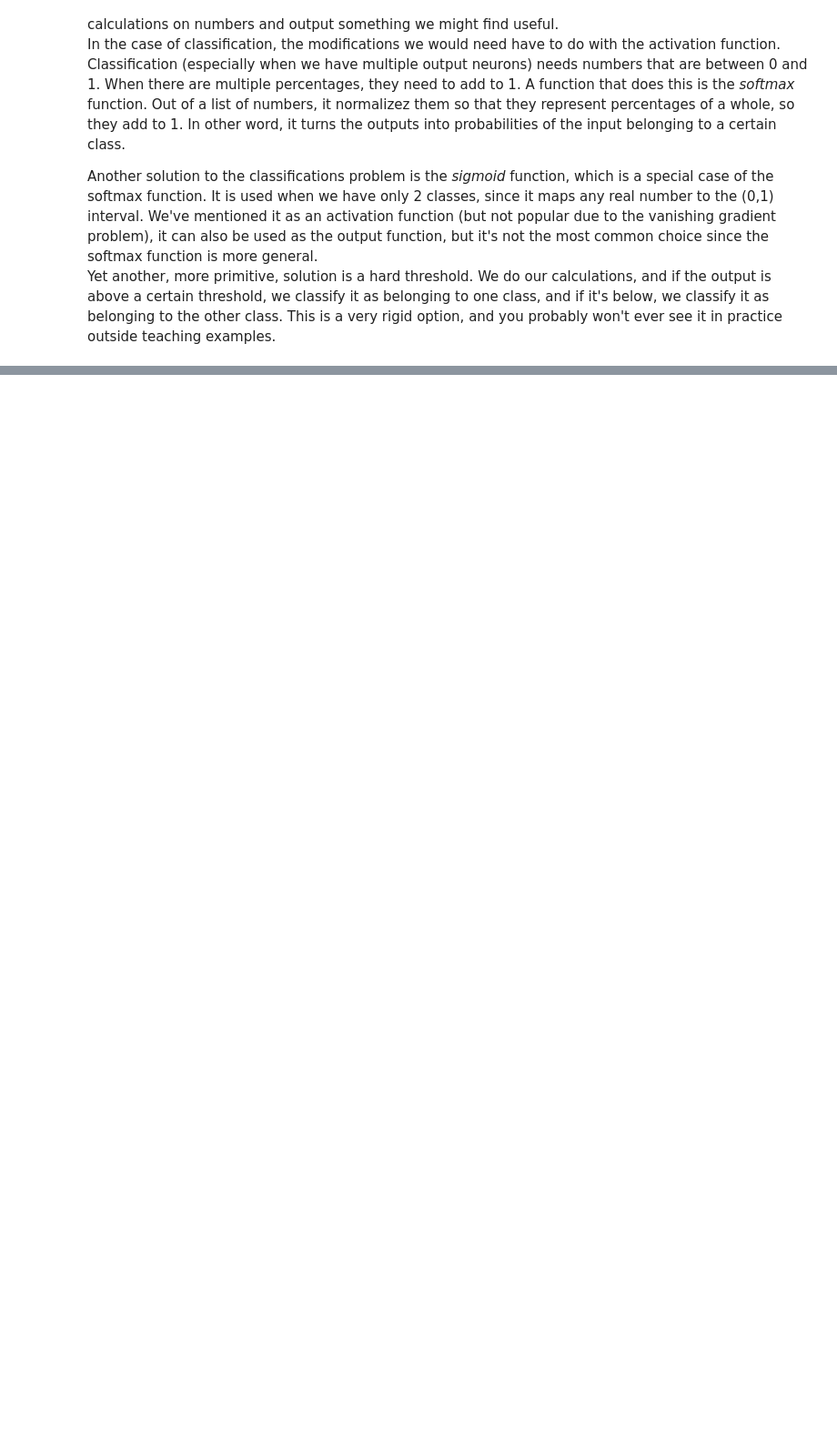
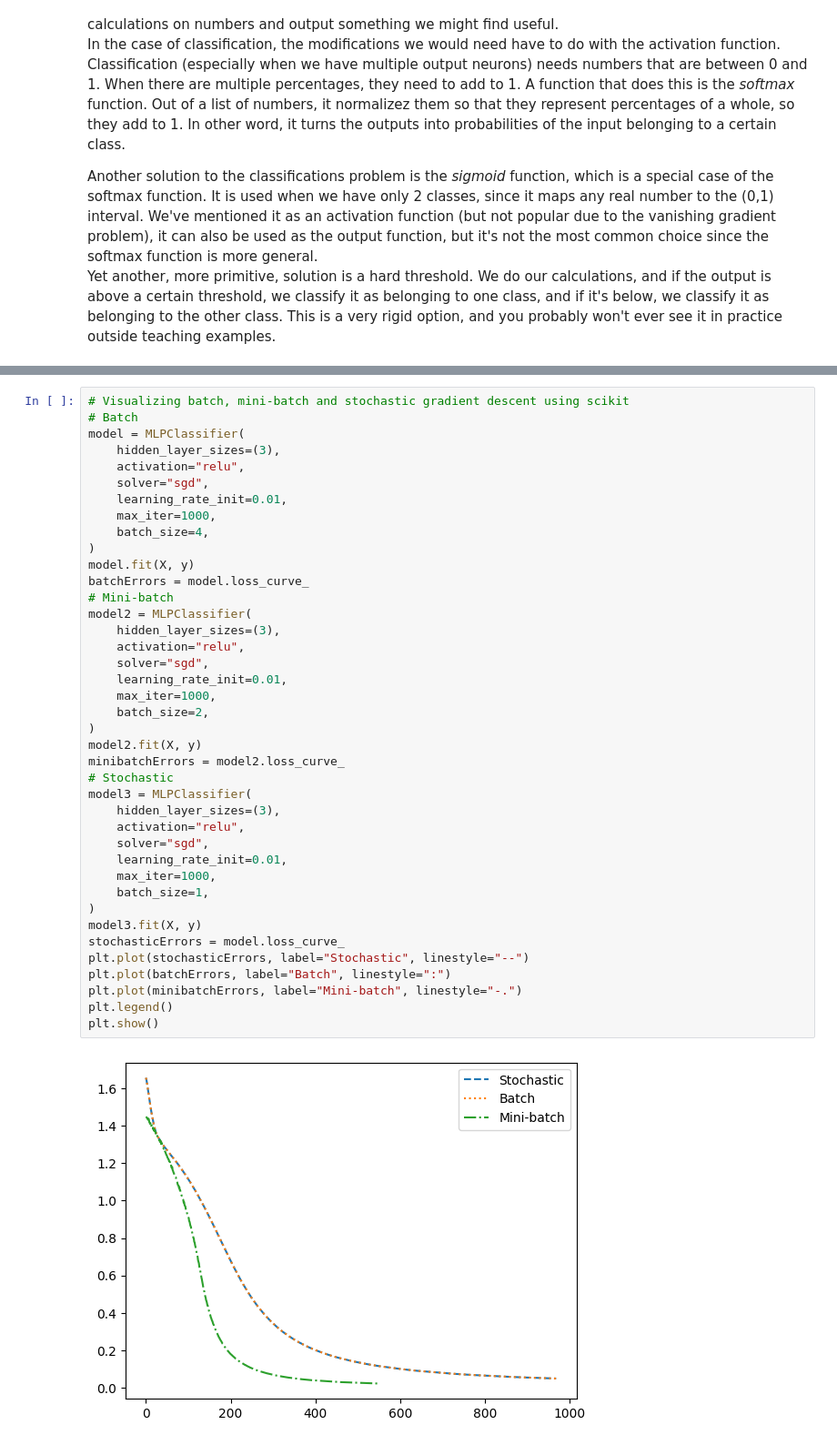
Before and after one commit to DeepSmeag/commonMLalgorithms, a Jupyter notebook: supervisedLearning/neuralNetworks.ipynb, the cells around one changed output, grey strips where cells are left out. Shown at 91% size. Cells and saved outputs as stored; diff of their text form; blank space fills up the shorter version.

```diff
--- a/supervisedLearning/neuralNetworks.ipynb
+++ b/supervisedLearning/neuralNetworks.ipynb
@@ -462,0 +739,42 @@ Yet another, more primitive, solution is a hard threshold. We do our calculation
+# %%
+# Visualizing batch, mini-batch and stochastic gradient descent using scikit
+# Batch
+model = MLPClassifier(
+    hidden_layer_sizes=(3),
+    activation="relu",
+    solver="sgd",
+    learning_rate_init=0.01,
+    max_iter=1000,
+    batch_size=4,
+)
+model.fit(X, y)
+batchErrors = model.loss_curve_
+# Mini-batch
+model2 = MLPClassifier(
+    hidden_layer_sizes=(3),
+    activation="relu",
+    solver="sgd",
+    learning_rate_init=0.01,
+    max_iter=1000,
+    batch_size=2,
+)
+model2.fit(X, y)
+minibatchErrors = model2.loss_curve_
+# Stochastic
+model3 = MLPClassifier(
+    hidden_layer_sizes=(3),
+    activation="relu",
+    solver="sgd",
+    learning_rate_init=0.01,
+    max_iter=1000,
+    batch_size=1,
+)
+model3.fit(X, y)
+stochasticErrors = model.loss_curve_
+plt.plot(stochasticErrors, label="Stochastic", linestyle="--")
+plt.plot(batchErrors, label="Batch", linestyle=":")
+plt.plot(minibatchErrors, label="Mini-batch", linestyle="-.")
+plt.legend()
+plt.show()
+# %% [output]
+[figure, added]
```
Also changed, not shown: parts of 21 cells of this notebook.
